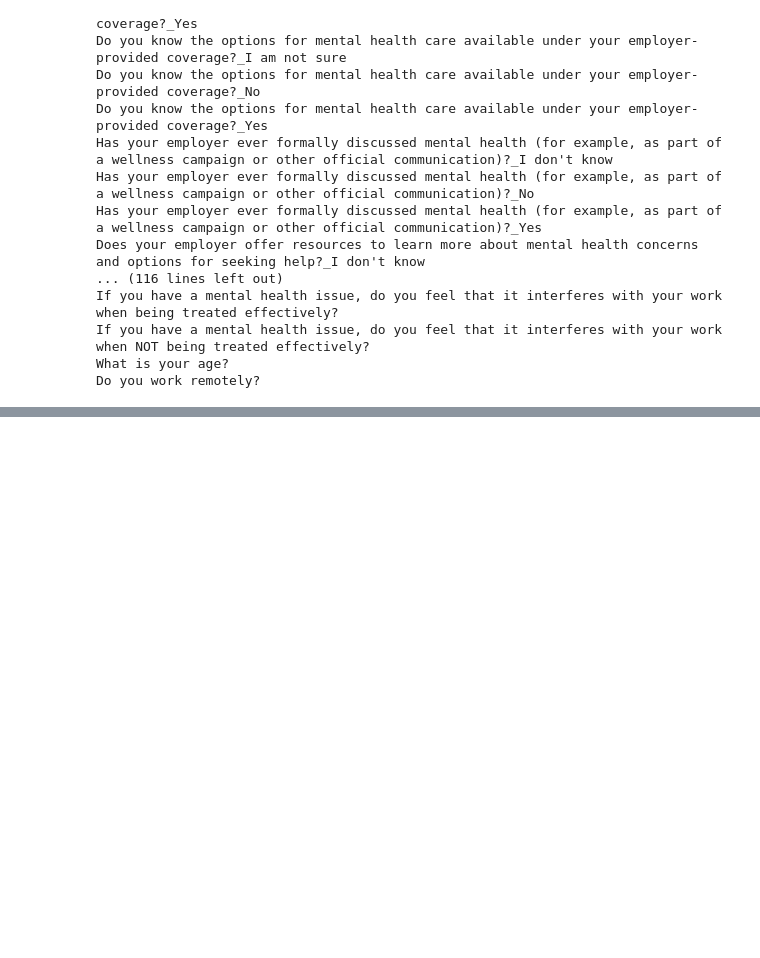
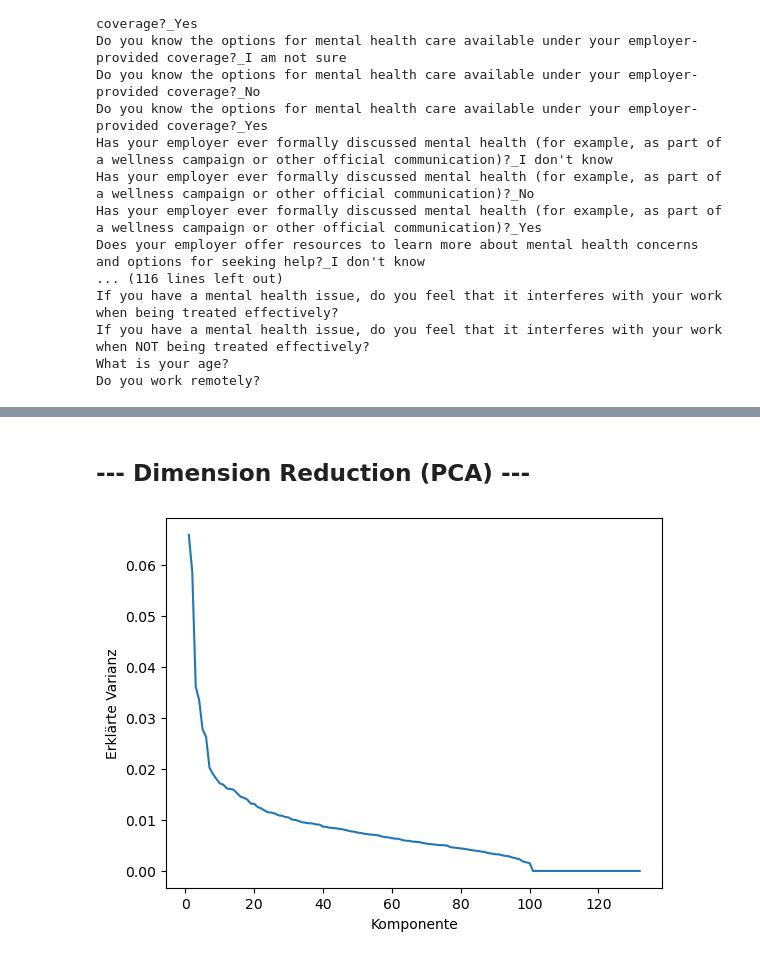
Before and after one commit to thedawid999/Health-Analysis, a Jupyter notebook: code/2_feature_engineering.ipynb, the cells around one changed output, grey strips where cells are left out. Cells and saved outputs as stored; diff of their text form; code cells hidden in the pictures; blank space fills up the shorter version.

Commit message:
finished dimension reduction

```diff
--- a/code/2_feature_engineering.ipynb
+++ b/code/2_feature_engineering.ipynb
@@ -262,0 +140,16 @@ mh_status_scoring = {
+# %% [markdown]
+## --- Dimension Reduction (PCA) ---
+# %%
+from sklearn.decomposition import PCA
+
+pca = PCA()
+X_pca = pca.fit_transform(data_reduced)
+# %%
+### EXPLAINED VARIANCE PLOT
+plt.plot(range(1, len(pca.explained_variance_ratio_)+1),
+         pca.explained_variance_ratio_)
+plt.xlabel("Komponente")
+plt.ylabel("Erklärte Varianz")
+plt.show()
+# %% [output]
+[figure, added]
```
Also changed, not shown: parts of 7 cells of this notebook, 4 other files.
